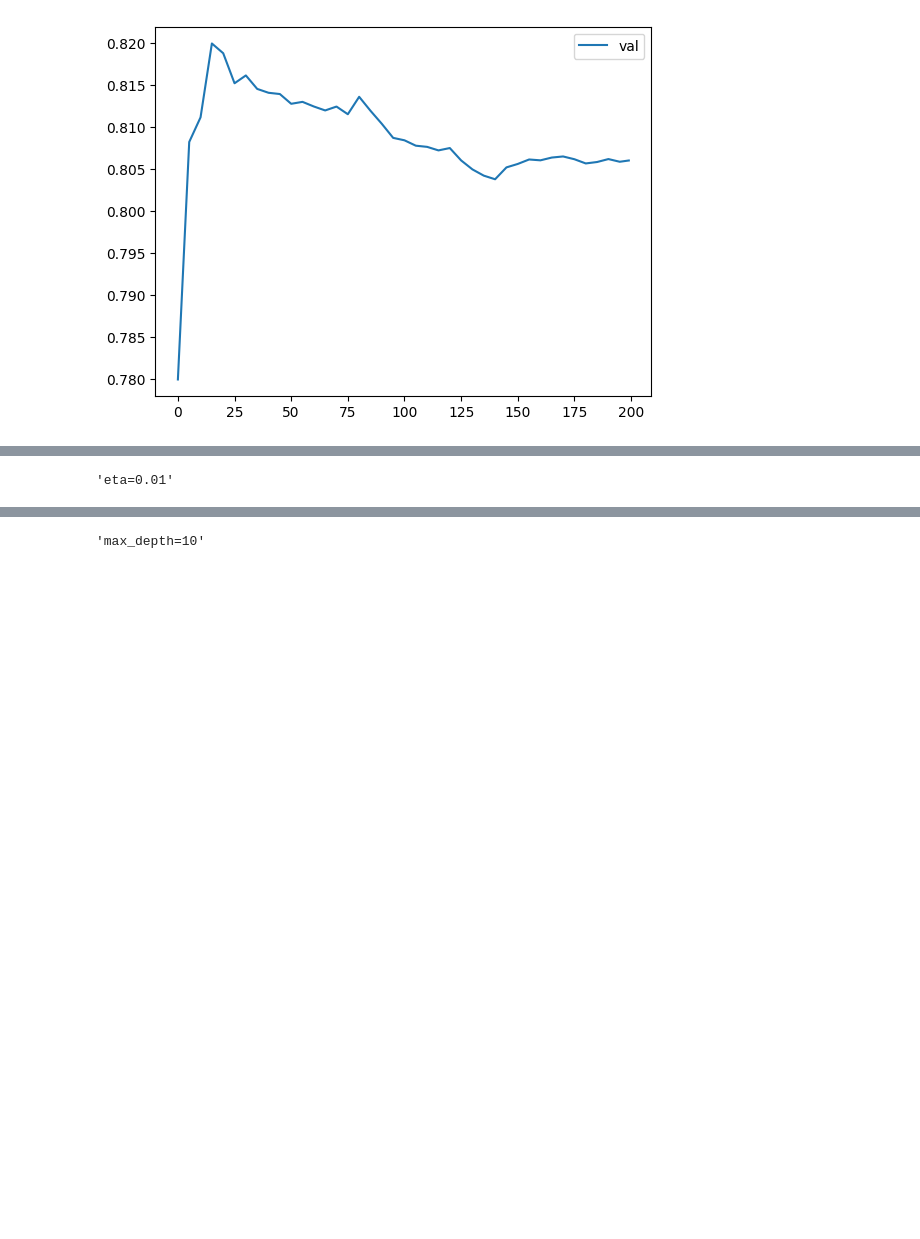
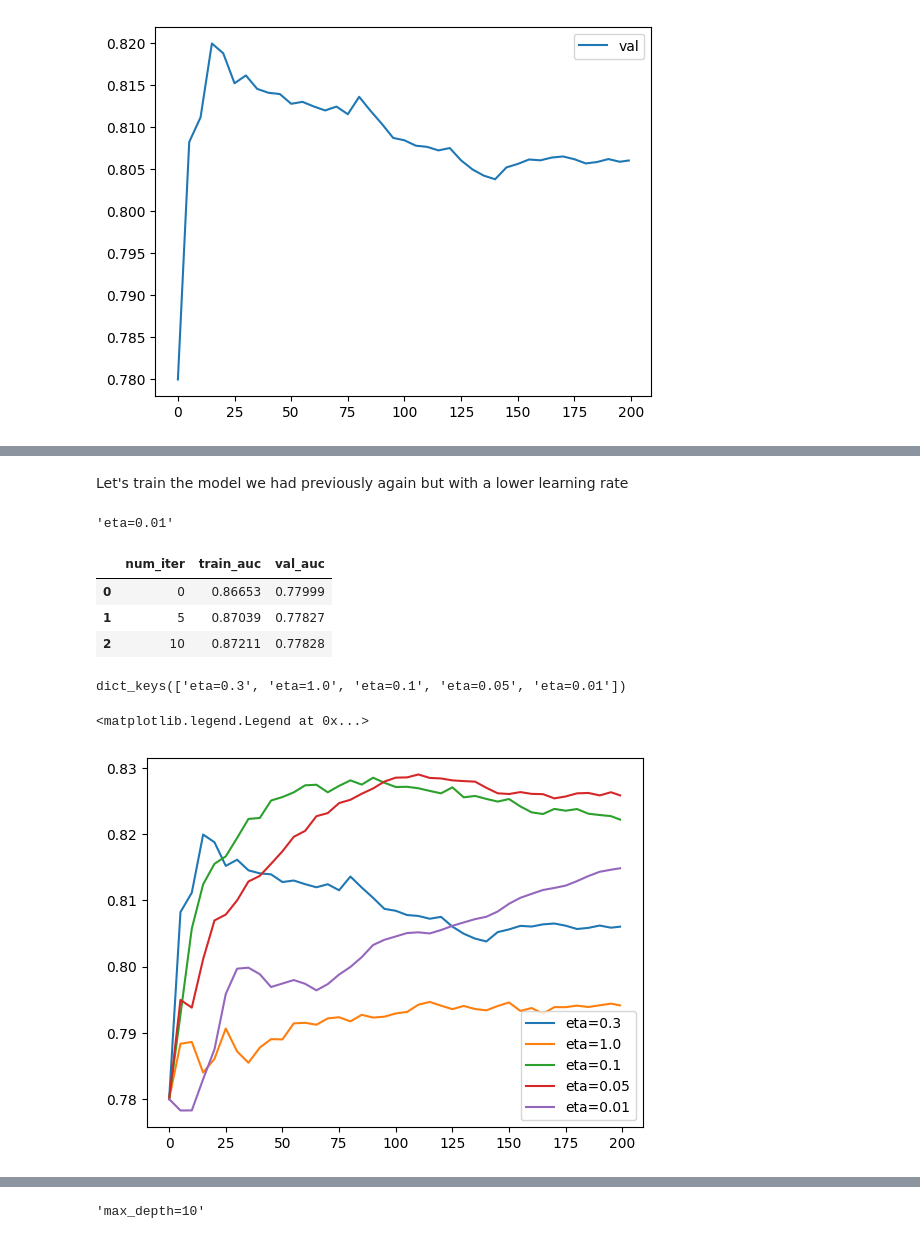
Before and after one commit to ekhlebus/ml-zoomcamp, a Jupyter notebook: 06-trees/notebook.ipynb, the cells around one changed output, grey strips where cells are left out. Cells and saved outputs as stored; diff of their text form; code cells hidden in the pictures; blank space fills up the shorter version.

```diff
--- a/06-trees/notebook.ipynb
+++ b/06-trees/notebook.ipynb
@@ -1264,3 +1266,5 @@ scores = {}
+# %% [markdown]
+Let's train the model we had previously again but with a lower learning rate
 # %%
 %%capture output
 
@@ -1292,0 +1293,18 @@ scores = {}
+# %%
+scores['eta=0.01'].head(3)
+# %% [output]
+|  | num_iter | train_auc | val_auc |
+| 0 | 0 | 0.86653 | 0.77999 |
+| 1 | 5 | 0.87039 | 0.77827 |
+| 2 | 10 | 0.87211 | 0.77828 |
+# %%
+scores.keys()
+# %% [output]
+dict_keys(['eta=0.3', 'eta=1.0', 'eta=0.1', 'eta=0.05', 'eta=0.01'])
+# %%
+for key, df_score in scores.items():
+    plt.plot(df_score.num_iter, df_score.val_auc, label=key)
+plt.legend()
+# %% [output]
+<matplotlib.legend.Legend at 0x...>
+[figure, added]
```
Also changed, not shown: parts of 9 cells of this notebook.
